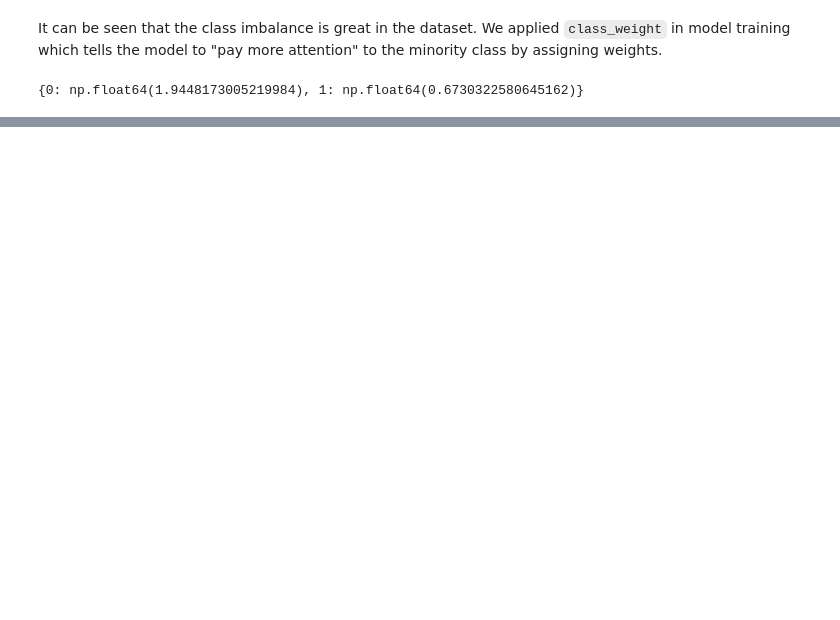
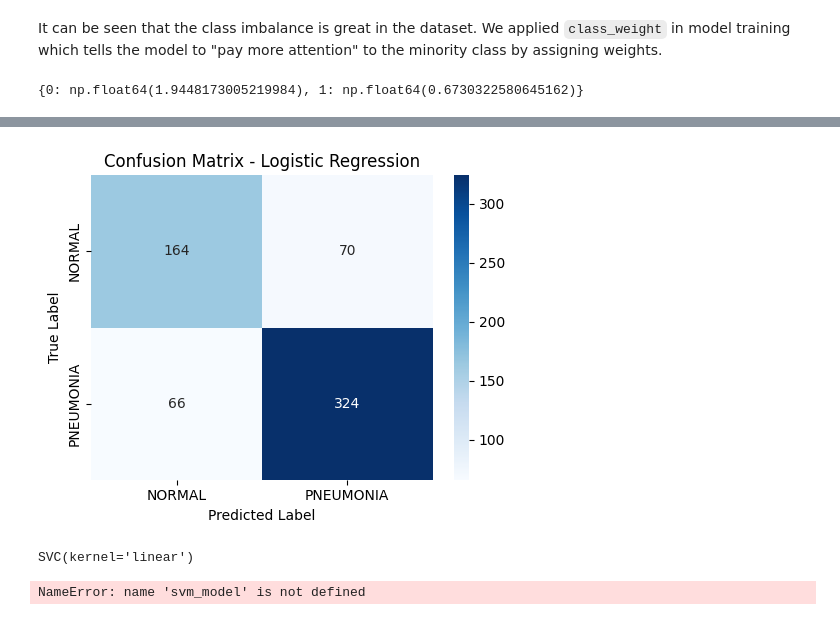
Before and after one commit to RawatRahul14/Pneumonia_detection_cnn, a Jupyter notebook: research/Project_file.ipynb, the cells around one changed output, grey strips where cells are left out. Drawn from its saved outputs; the diff is of its cells as text; code cells hidden in the pictures; blank space fills up the shorter version.

Commit message:
ml models

```diff
--- a/research/Project_file.ipynb
+++ b/research/Project_file.ipynb
@@ -166,0 +285,4 @@ print(class_weights)
+# %%
+x_flattened_data, y_flattened_data = flatten_data(data_path = Path("Data/flattened_data/train"),
+                                                  generator = train_generator,
+                                                  data_type = "train")
@@ -166,0 +293,4 @@ print(class_weights)
+# %%
+x_flattened_data_test, y_flattened_data_test = flatten_data(data_path = Path("Data/flattened_data/test"),
+                                                            generator = test_generator,
+                                                            data_type = "test")
@@ -166,0 +305,4 @@ print(class_weights)
+# %%
+# Logistic Regression
+log_model = LogisticRegression(max_iter = 1000, class_weight = "balanced")
+log_model.fit(x_flattened_data, y_flattened_data)
@@ -166,0 +311,2 @@ print(class_weights)
+# %%
+y_pred_log = log_model.predict(x_flattened_data_test)
@@ -166,0 +327,24 @@ print(class_weights)
+# %%
+# Confusion matrix
+cm = confusion_matrix(y_flattened_data_test, y_pred_log)
+
+# Plotting the confusion matrix
+plt.figure(figsize =(5, 4))
+sns.heatmap(cm, annot = True, fmt = "d", cmap = "Blues", xticklabels = ["NORMAL", "PNEUMONIA"], yticklabels = ["NORMAL", "PNEUMONIA"])
+plt.xlabel("Predicted Label")
+plt.ylabel("True Label")
+plt.title("Confusion Matrix - Logistic Regression")
+plt.tight_layout()
+plt.show()
+# %% [output]
+[figure, added]
+# %%
+# SVM
+svm_model = SVC(kernel = "linear")
+svm_model.fit(x_flattened_data, y_flattened_data)
+# %% [output]
+SVC(kernel='linear')
+# %%
+y_pred_svm = svm_model.predict(x_flattened_data_test)
+# %% [output]
+NameError: name 'svm_model' is not defined
```
Also changed, not shown: parts of 38 cells of this notebook, 2 other files.
